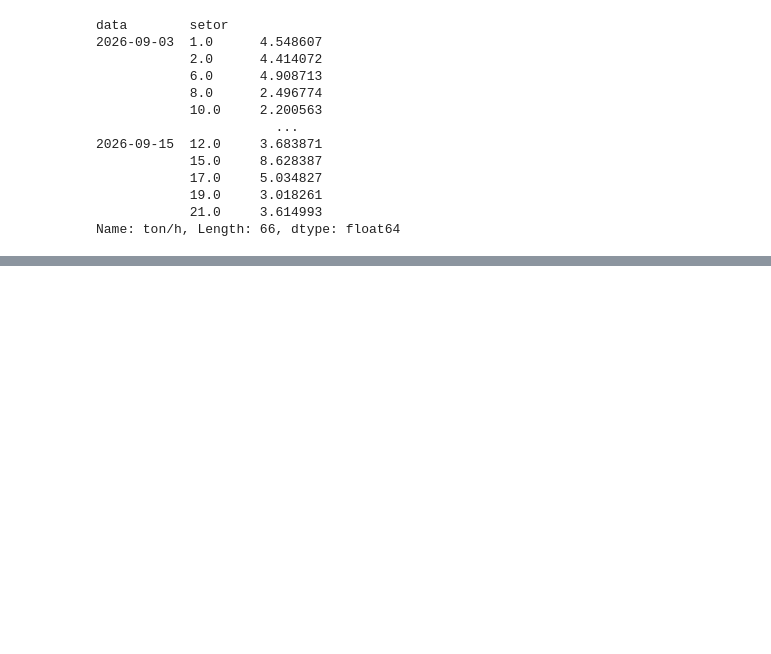
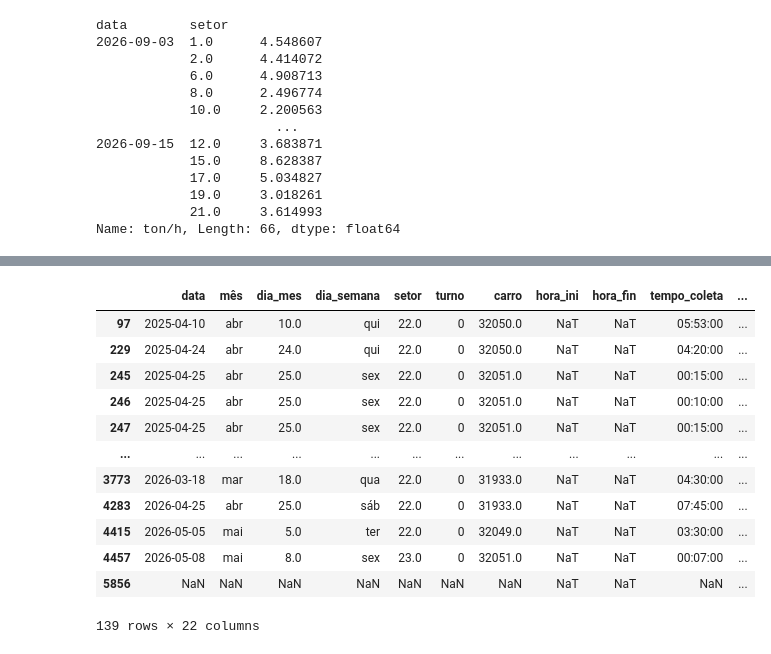
Before and after one commit to Schummy07/monitoramento, a Jupyter notebook: funcs.ipynb, the cells around one changed output, grey strips where cells are left out. Cells and saved outputs as stored; diff of their text form; code cells hidden in the pictures; blank space fills up the shorter version.

```diff
--- a/funcs.ipynb
+++ b/funcs.ipynb
@@ -389,3 +390,6 @@ data        setor
             19.0     3.018261
             21.0     3.614993
 Name: ton/h, Length: 66, dtype: float64
+# %%
+df = pd.read_csv("dados.csv")
+df["hora_fin"]
@@ -391,0 +409,19 @@ Name: ton/h, Length: 66, dtype: float64
+# %%
+df["hora_ini"] = pd.to_datetime(df["hora_ini"]).dt.time
+df["hora_fin"] = pd.to_datetime(df["hora_fin"]).dt.time
+# %%
+df[(df["hora_ini"].map(type) != dt.time) & (df["hora_fin"].map(type) != dt.time)]
+# %% [output]
+|  | data | mês | dia_mes | dia_semana | setor | turno | carro | hora_ini | hora_fin | tempo_coleta | ... |
+| 97 | 2025-04-10 | abr | 10.0 | qui | 22.0 | 0 | 32050.0 | NaT | NaT | 05:53:00 | ... |
+| 229 | 2025-04-24 | abr | 24.0 | qui | 22.0 | 0 | 32050.0 | NaT | NaT | 04:20:00 | ... |
+| 245 | 2025-04-25 | abr | 25.0 | sex | 22.0 | 0 | 32051.0 | NaT | NaT | 00:15:00 | ... |
+| 246 | 2025-04-25 | abr | 25.0 | sex | 22.0 | 0 | 32051.0 | NaT | NaT | 00:10:00 | ... |
+| 247 | 2025-04-25 | abr | 25.0 | sex | 22.0 | 0 | 32051.0 | NaT | NaT | 00:15:00 | ... |
+| ... | ... | ... | ... | ... | ... | ... | ... | ... | ... | ... | ... |
+| 3773 | 2026-03-18 | mar | 18.0 | qua | 22.0 | 0 | 31933.0 | NaT | NaT | 04:30:00 | ... |
+| 4283 | 2026-04-25 | abr | 25.0 | sáb | 22.0 | 0 | 31933.0 | NaT | NaT | 07:45:00 | ... |
+| 4415 | 2026-05-05 | mai | 5.0 | ter | 22.0 | 0 | 32049.0 | NaT | NaT | 03:30:00 | ... |
+| 4457 | 2026-05-08 | mai | 8.0 | sex | 23.0 | 0 | 32051.0 | NaT | NaT | 00:07:00 | ... |
+| 5856 | NaN | NaN | NaN | NaN | NaN | NaN | NaN | NaT | NaT | NaN | ... |
+139 rows × 22 columns
```
Also changed, not shown: parts of 2 cells of this notebook, 4 other files.
